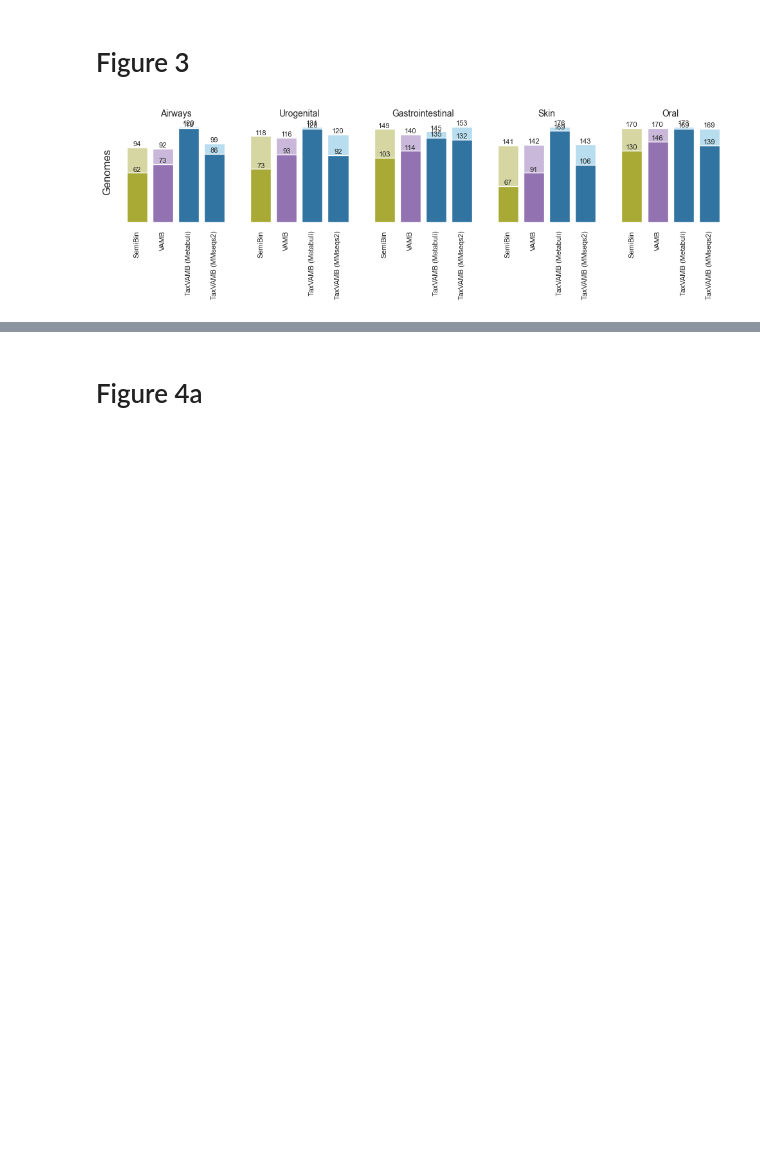
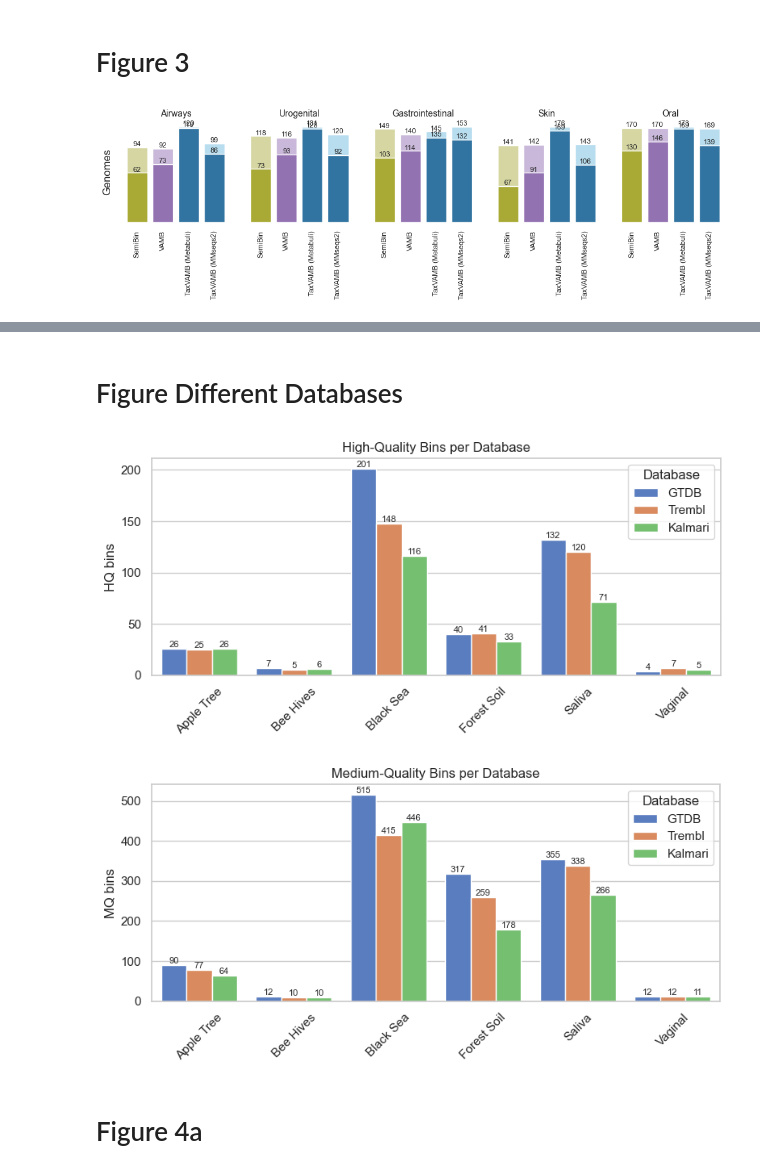
Before and after one commit to sgalkina/TaxVAMB_paper_figures, a Jupyter notebook: scripts_python/Figures.ipynb, the cells around one changed output, grey strips where cells are left out. Drawn from its saved outputs; the diff is of its cells as text; code cells hidden in the pictures; blank space fills up the shorter version.

```diff
--- a/scripts_python/Figures.ipynb
+++ b/scripts_python/Figures.ipynb
@@ -251,3 +437,83 @@ plt.show()
+# %% [markdown]
+# Figure Different Databases
+# %%
+df = pd.read_excel('../data/TaxVAMB_Source_Data.xlsx', sheet_name='Supplementary Figure Databases')
+# %%
+dataset_label_map = {
+    'PRJNA638805': 'Black Sea',
+    'PRJNA1003562': 'Apple Tree',
+    'PRJNA783873': 'Forest Soil',
+    'bee_metagenome_PRJNA1007366': 'Bee Hives',
+    'vag_infert_PRJNA1078345': 'Vaginal',
+    'human_saliva_oral_PRJDB16210': 'Saliva',
+}
+
+tool_label_map = {
+    'kalmari_taxvamb_default': 'Kalmari',
+    'trembl_taxvamb_default': 'Trembl',
+    'run_taxvamb_gtdb_w_unknown': 'GTDB',
+}
+
+# Assume df is already defined
+df['DatasetLabel'] = df['Sample'].map(dataset_label_map)
+df['ToolLabel'] = df['tool'].map(tool_label_map)
+
+# Aggregate best HQ and MQ per (Dataset, Tool)
+df_best = df.groupby(['DatasetLabel', 'ToolLabel'], as_index=False)[['HQ_bins', 'MQ_bins']].max()
+
+# ---- Plot 1: HQ bins ----
+sns.set_theme(style="whitegrid")
+fig, ax1 = plt.subplots(figsize=(8, 4))
+plot1 = sns.barplot(
+    data=df_best,
+    x='DatasetLabel',
+    y='HQ_bins',
+    hue='ToolLabel',
+    hue_order=['GTDB', 'Trembl', 'Kalmari'],
+    palette='muted',
+    ax=ax1
+)
+ax1.set_title("High-Quality Bins per Database")
+ax1.set_ylabel("HQ bins")
+ax1.set_xlabel("")
+ax1.tick_params(axis='x', rotation=45)
+ax1.legend(title='Database')
+
+# Add bar labels
+for container in ax1.containers:
+    ax1.bar_label(container, label_type='edge', fontsize=8)
+
+plt.tight_layout()
+plt.savefig(f'../figures/supfigure_mmseqs_dataases_4a.pdf', bbox_inches='tight')
+plt.show()
+
+# ---- Plot 2: MQ bins ----
+fig, ax2 = plt.subplots(figsize=(8, 4))
+plot2 = sns.barplot(
+    data=df_best,
+    x='DatasetLabel',
+    y='MQ_bins',
+    hue='ToolLabel',
+    palette='muted',
+    hue_order=['GTDB', 'Trembl', 'Kalmari'],
+    ax=ax2
+)
+ax2.set_title("Medium-Quality Bins per Database")
+ax2.set_ylabel("MQ bins")
+ax2.set_xlabel("")
+ax2.tick_params(axis='x', rotation=45)
+ax2.legend(title='Database')
+
+# Add bar labels
+for container in ax2.containers:
+    ax2.bar_label(container, label_type='edge', fontsize=8)
+
+plt.tight_layout()
+plt.savefig(f'../figures/supfigure_mmseqs_dataases_4b.pdf', bbox_inches='tight')
+plt.show()
+# %% [output]
+[figure, added]
+[figure, added]
 # %% [markdown]
 # Figure 4a
 # %%
```
Also changed, not shown: parts of 11 cells of this notebook, 1 other file.
